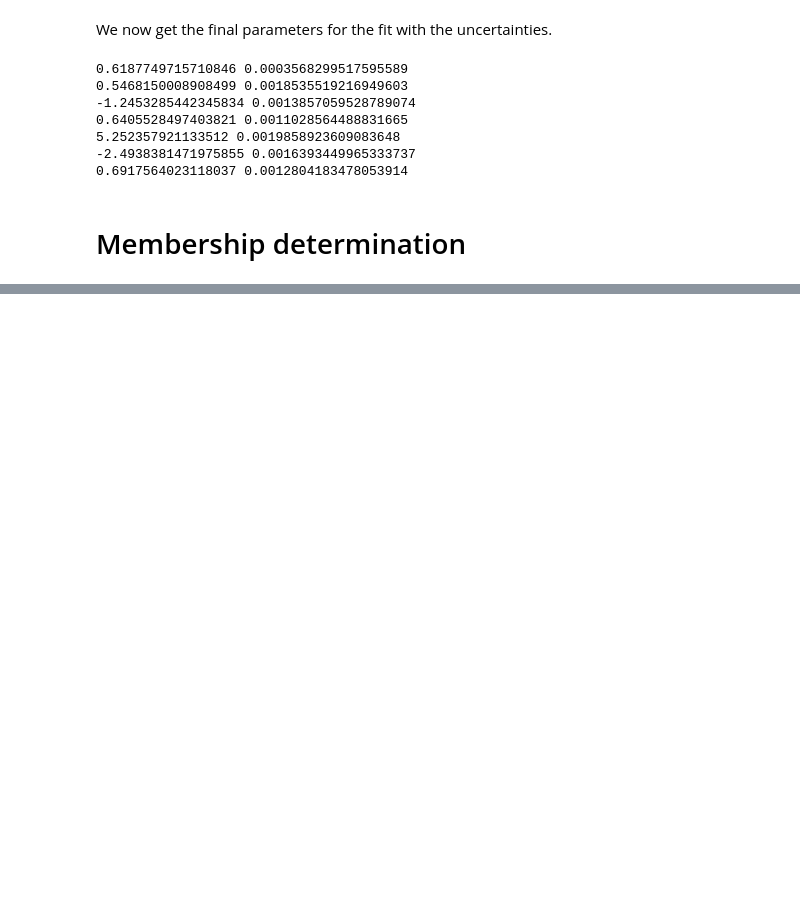
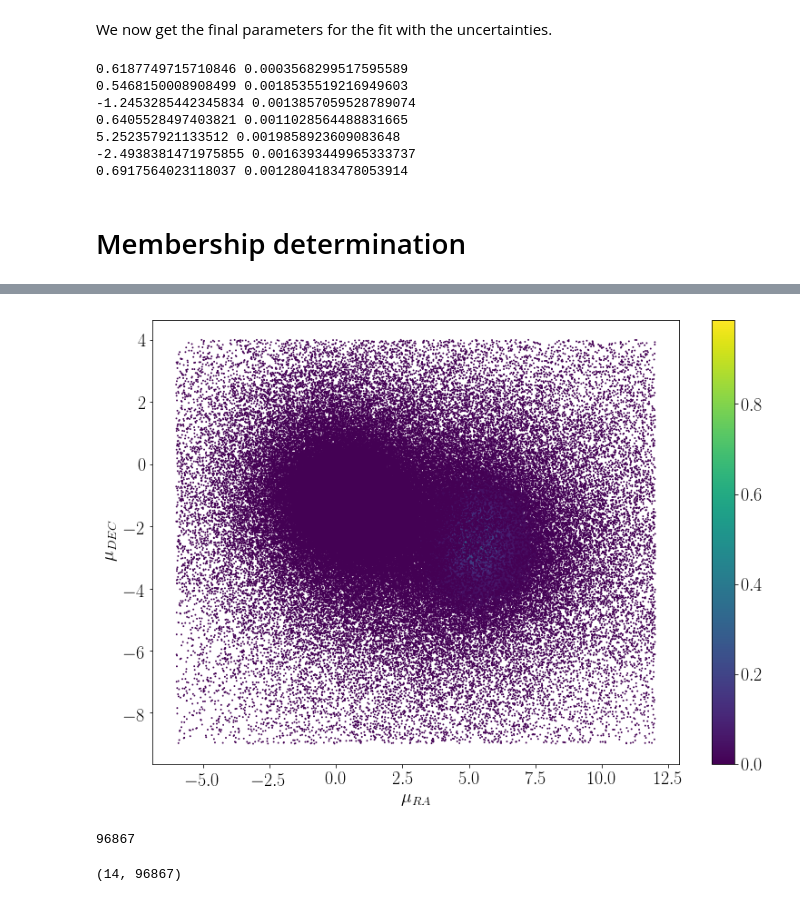
Before and after one commit to pmassana/smc_smash, a Jupyter notebook: 47Tuc cleansing.ipynb, the cells around one changed output, grey strips where cells are left out. Cells and saved outputs as stored; diff of their text form; code cells hidden in the pictures; blank space fills up the shorter version.

```diff
--- a/47Tuc cleansing.ipynb
+++ b/47Tuc cleansing.ipynb
@@ -510,0 +568,17 @@ print(np.mean(fit_data[:,6]), np.std(fit_data[:,6]))
+# %%
+plt.rc('text', usetex=True)
+plt.rc('font', family='serif')
+plt.rcParams.update({'font.size':20})
+plt.figure(1, figsize=(13,9))
+plt.scatter(dr2_data[6], dr2_data[8], c = membership_probabilities, s=0.8)
+#plt.scatter(non_cluster_members_pm[0], non_cluster_members_pm[1], s=0.8)
+plt.xlabel('$\mu _{RA}$')
+plt.ylabel('$\mu _{DEC}$')
+plt.colorbar()
+plt.show()
+# %% [output]
+[figure, added]
+# %%
+print(len(cluster_members_pm[0]))
+# %% [output]
+96867
@@ -510,0 +591,4 @@ print(np.mean(fit_data[:,6]), np.std(fit_data[:,6]))
+# %%
+dr2_data_cluster.shape
+# %% [output]
+(14, 96867)
```
Also changed, not shown: parts of 15 cells of this notebook.
